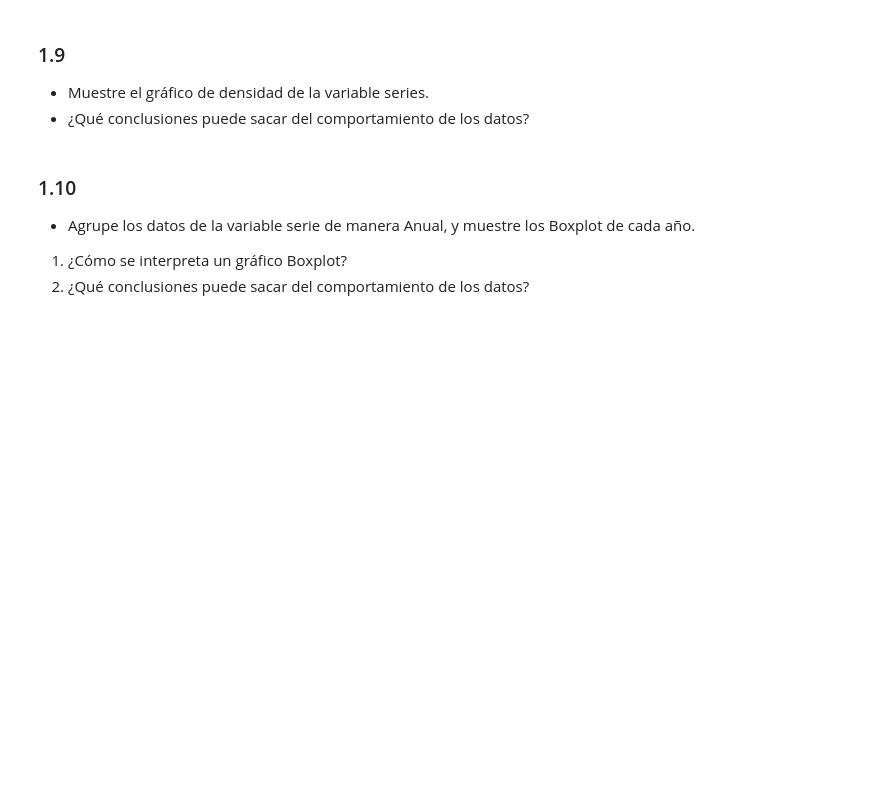
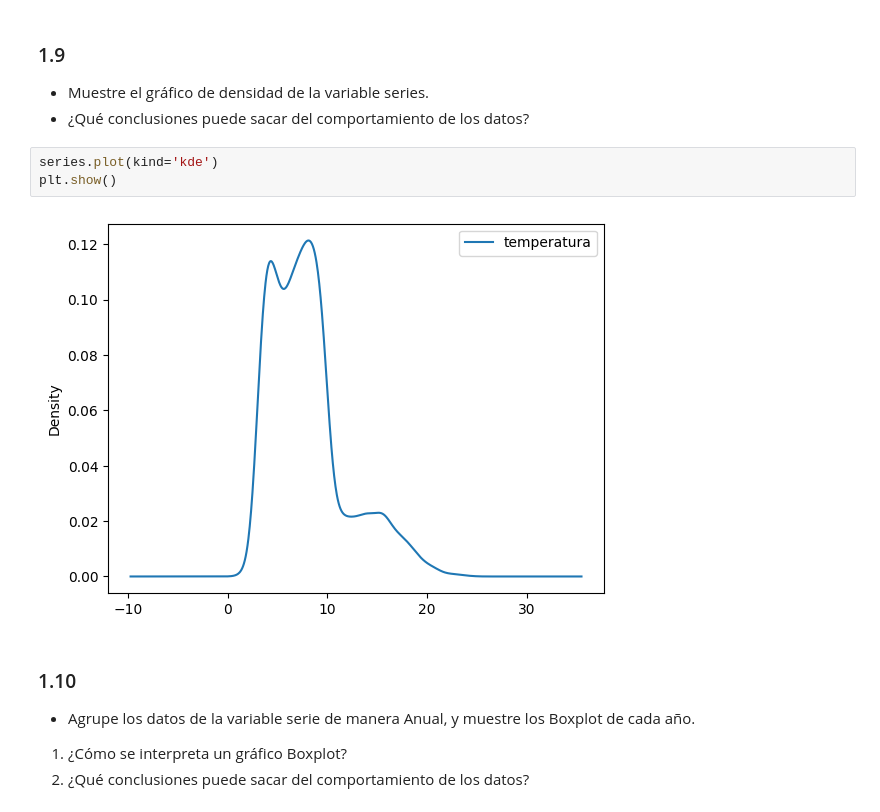
Before and after one commit to JeanPaulRF/Trabajos-IA, a Jupyter notebook: TP1/2023-2-Trabajo Practico_1.ipynb, the cells around one changed output. Drawn from its saved outputs; the diff is of its cells as text; blank space fills up the shorter version.

```diff
--- a/TP1/2023-2-Trabajo Practico_1.ipynb
+++ b/TP1/2023-2-Trabajo Practico_1.ipynb
@@ -268,6 +268,11 @@ lo que sugiere un cambio en las condiciones climáticas.
 ### 1.9
 - Muestre el gráfico de densidad de la variable series.
 - ¿Qué conclusiones puede sacar del comportamiento de los datos?
+# %%
+series.plot(kind='kde')
+plt.show()
+# %% [output]
+[figure, added]
 # %% [markdown]
 ### 1.10
 - Agrupe los datos de la variable serie de manera Anual, y muestre los Boxplot de cada año.
```
Also changed, not shown: parts of 3 cells of this notebook.
